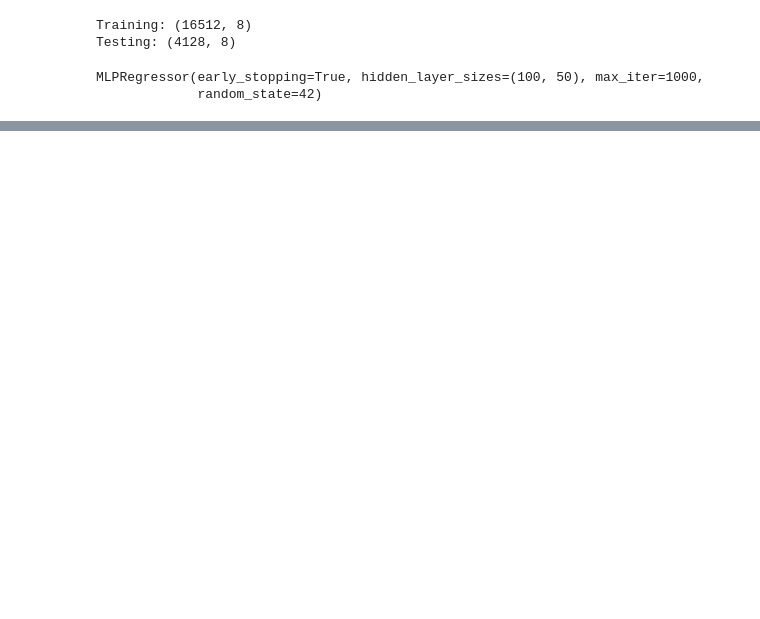
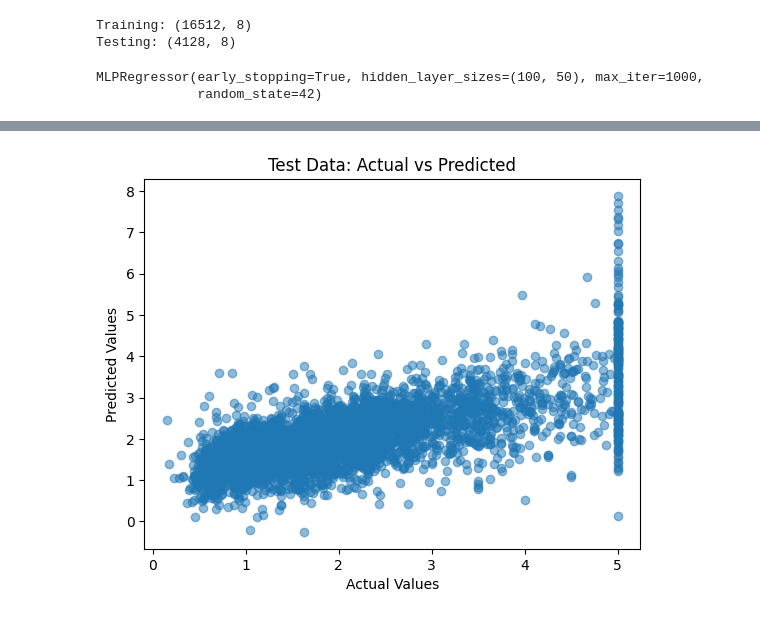
Before and after one commit to OPIM5512-luc06002/A02-luc06002-raa20002, a Jupyter notebook: cali_housing.ipynb, the cells around one changed output, grey strips where cells are left out. Drawn from its saved outputs; the diff is of its cells as text; code cells hidden in the pictures; blank space fills up the shorter version.

Commit message:
Added the testing plots
Added the actual vs predicted plots for test data

```diff
--- a/cali_housing.ipynb
+++ b/cali_housing.ipynb
@@ -58,0 +59,10 @@ plt.show()
+# %%
+test_predictions = model.predict(X_test)
+
+plt.scatter(y_test, test_predictions, alpha=0.5)
+plt.xlabel("Actual Values")
+plt.ylabel("Predicted Values")
+plt.title("Test Data: Actual vs Predicted")
+plt.show()
+# %% [output]
+[figure, added]
```
Also changed, not shown: parts of 1 cell of this notebook.
